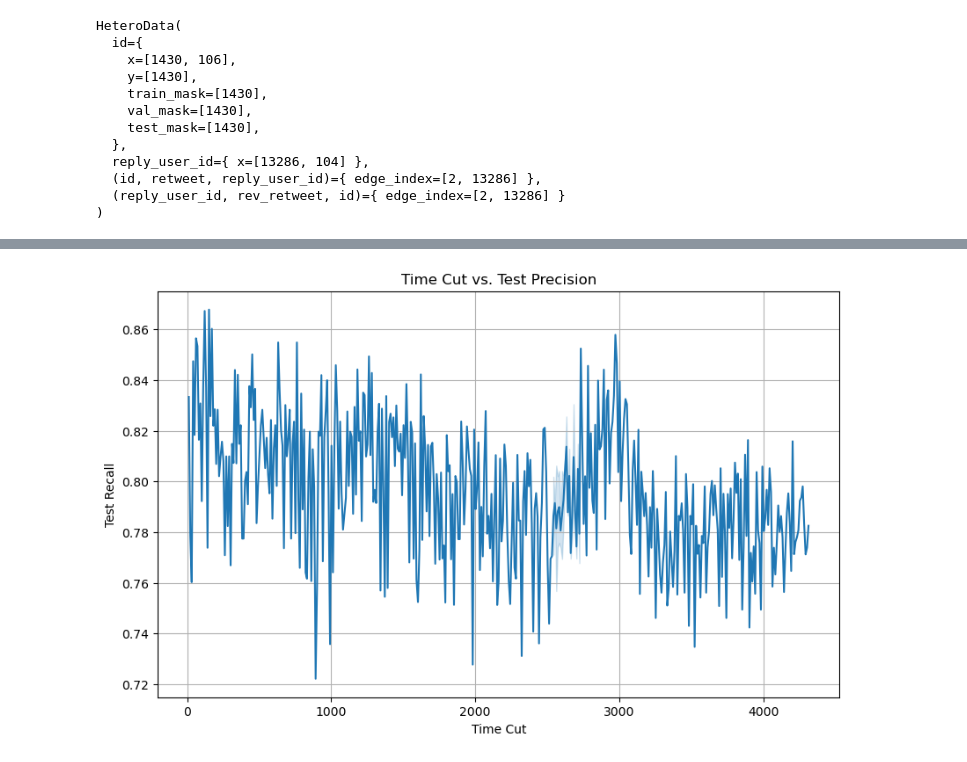
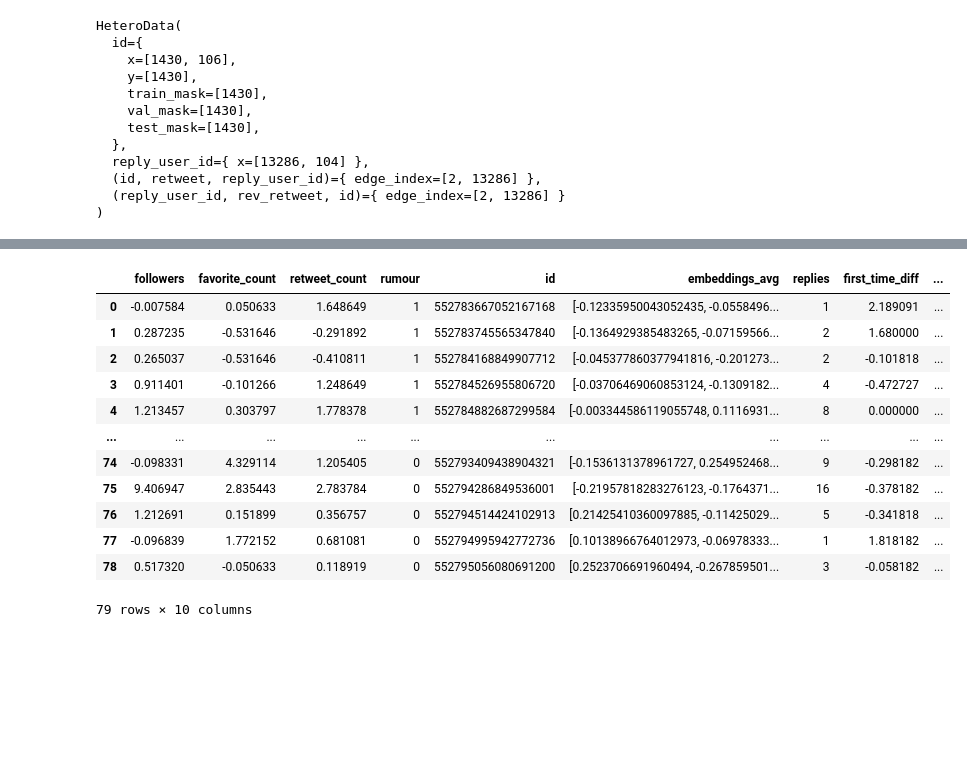
Before and after one commit to douglas-dm9/rumour-detection-gnn, a Jupyter notebook: Create_dataset_classes_with_time_cut_filter_node_on_test_two_time_filters.ipynb, the cells around one changed output, grey strips where cells are left out. Drawn from its saved outputs; the diff is of its cells as text; code cells hidden in the pictures; blank space fills up the shorter version.

```diff
--- a/Create_dataset_classes_with_time_cut_filter_node_on_test_two_time_filters.ipynb
+++ b/Create_dataset_classes_with_time_cut_filter_node_on_test_two_time_filters.ipynb
@@ -608,19 +395,0 @@ plt.show()
-# %%
-    # Ensure the metrics are numeric
-import pandas as pd
-import matplotlib.pyplot as plt
-import seaborn as sns
-df=df.sort_values(by='start_time',ascending=True)
-df['metrics.time_cut'] = pd.to_numeric(df['metrics.time_cut'], errors='coerce')
-df['metrics.test_recall'] = pd.to_numeric(df['metrics.test_precision'], errors='coerce')
-
-# Plotting time_cut vs. test_accuracy
-plt.figure(figsize=(10, 6))
-sns.lineplot(x='metrics.time_cut', y='metrics.test_precision', data=df)
-plt.title('Time Cut vs. Test Precision')
-plt.xlabel('Time Cut')
-plt.ylabel('Test Recall')
-plt.grid(True)
-plt.show()
-# %% [output]
-[figure, removed]
@@ -626,0 +459,26 @@ plt.show()
+# %%
+#
+file_path_replies = r"/home/azureuser/rumour-detection-pheme/replies_charlie_hebdo.pkl"
+file_path_posts = r"/home/azureuser/rumour-detection-pheme/posts_charlie_hebdo.pkl"
+time_cut = 1e10
+
+processor = LoadRumoursDatasetFilterNodeV2(file_path_replies, file_path_posts,  time_cut_replies=10,time_cut_posts=50)
+processor.load_data()
+processor.process_data()
+df_final = processor.get_final_dataframe()
+# %%
+df_final
+# %% [output]
+|  | followers | favorite_count | retweet_count | rumour | id | embeddings_avg | replies | first_time_diff | ... |
+| 0 | -0.007584 | 0.050633 | 1.648649 | 1 | 552783667052167168 | [-0.12335950043052435, -0.0558496... | 1 | 2.189091 | ... |
+| 1 | 0.287235 | -0.531646 | -0.291892 | 1 | 552783745565347840 | [-0.1364929385483265, -0.07159566... | 2 | 1.680000 | ... |
+| 2 | 0.265037 | -0.531646 | -0.410811 | 1 | 552784168849907712 | [-0.045377860377941816, -0.201273... | 2 | -0.101818 | ... |
+| 3 | 0.911401 | -0.101266 | 1.248649 | 1 | 552784526955806720 | [-0.03706469060853124, -0.1309182... | 4 | -0.472727 | ... |
+| 4 | 1.213457 | 0.303797 | 1.778378 | 1 | 552784882687299584 | [-0.003344586119055748, 0.1116931... | 8 | 0.000000 | ... |
+| ... | ... | ... | ... | ... | ... | ... | ... | ... | ... |
+| 74 | -0.098331 | 4.329114 | 1.205405 | 0 | 552793409438904321 | [-0.1536131378961727, 0.254952468... | 9 | -0.298182 | ... |
+| 75 | 9.406947 | 2.835443 | 2.783784 | 0 | 552794286849536001 | [-0.21957818283276123, -0.1764371... | 16 | -0.378182 | ... |
+| 76 | 1.212691 | 0.151899 | 0.356757 | 0 | 552794514424102913 | [0.21425410360097885, -0.11425029... | 5 | -0.341818 | ... |
+| 77 | -0.096839 | 1.772152 | 0.681081 | 0 | 552794995942772736 | [0.10138966764012973, -0.06978333... | 1 | 1.818182 | ... |
+| 78 | 0.517320 | -0.050633 | 0.118919 | 0 | 552795056080691200 | [0.2523706691960494, -0.267859501... | 3 | -0.058182 | ... |
+79 rows × 10 columns
```
Also changed, not shown: parts of 12 cells of this notebook, 4 other files.
